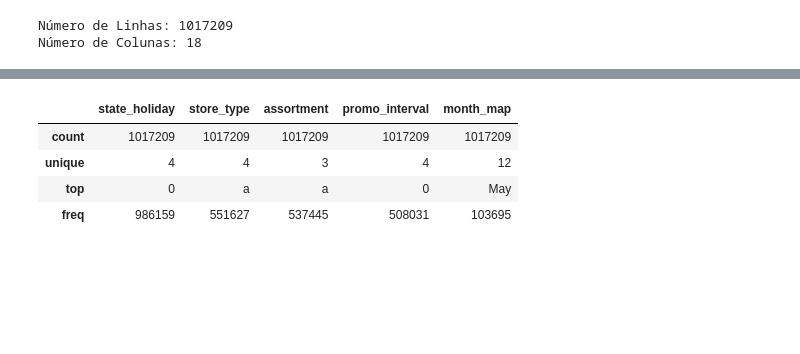
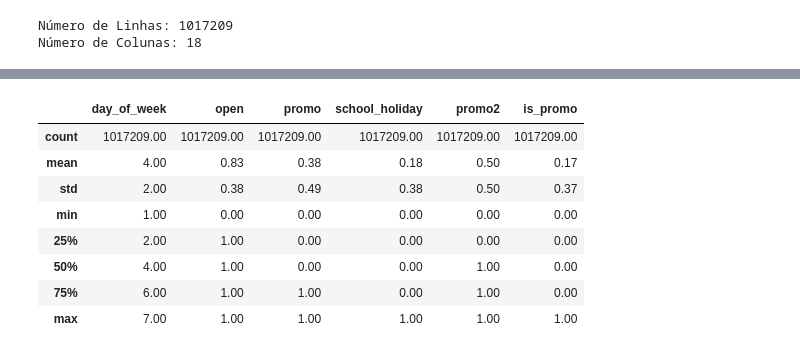
Before and after one commit to BLayus/Previs-o-do-Valor-de-Vendas, a Jupyter notebook: Rossmann_Store_Sales_Prediction.ipynb, the cells around one changed output, grey strips where cells are left out. Cells and saved outputs as stored; diff of their text form; code cells hidden in the pictures; blank space fills up the shorter version.

```diff
--- a/Rossmann_Store_Sales_Prediction.ipynb
+++ b/Rossmann_Store_Sales_Prediction.ipynb
@@ -41,3 +37,10 @@ Mounted at /content/drive
+# %%
+# Dataset from github
+
+
+df_sales = pd.read_csv('https://raw.githubusercontent.com/BLayus/Sales-Prediction/main/Datasets/train.csv', low_memory= False)
+
+df_store = pd.read_csv('https://raw.githubusercontent.com/BLayus/Sales-Prediction/main/Datasets/store.csv', low_memory= False)
 # %%
 df_sales.head()
 # %% [output]
@@ -148,4 +151,4 @@ dtype: object
 # vamos precisar converter alguns tipos de dados para os formatos corretos
 # date está como object e tem que ser datetime
 
-df1['date'] = pd.to_datetime(df1['date'])
+df1['date'] = pd.to_datetime(df1['date'], errors= 'coerce')
@@ -188,7 +206,7 @@ df1['competition_open_since_month'] = df1.apply (lambda x: x['date'].month if ma
 
 # competition_open_since_year
 
-df1['competition_open_since_year'] = df1.apply (lambda x: x['date'].year if math.isnan(x['competition_open_since_year']) else x['competition_open_since_month'], axis=1)
+df1['competition_open_since_year'] = df1.apply (lambda x: x['date'].year if math.isnan(x['competition_open_since_year']) else x['competition_open_since_year'], axis=1)
 
 # promo2_since_week
 # loja decidiu não participar da promoção, valor promo2 = 0
@@ -322,8 +371,14 @@ df1['promo2_since_week'] = df1['promo2_since_week'].astype(int)
 # %%
 # Separando as variáveis numéricas das variáveis categóricas
 
-num_variables = df1.select_dtypes(include= ['int64', 'float64'])
-cat_variables = df1.select_dtypes(exclude= ['int64', 'float64', 'datetime64[ns]'])
+#num_variables = df1.select_dtypes(include= ['int64', 'float64'])
+#cat_variables = df1.select_dtypes(exclude= ['int64', 'float64', 'datetime64[ns]'])
+
+num_var = df1[['sales', 'customers', 'competition_distance', 'competition_open_since_month',
+              'competition_open_since_year', 'promo2_since_week', 'promo2_since_year']]
+
+cat_var = df1[['assortment', 'day_of_week', 'open', 'promo', 'state_holiday', 'school_holiday', 'store_type',
+              'assortment', 'promo2', 'is_promo']]
 # %%
 # Mostrando médias e medianas das variáveis numéricas
 
@@ -379,8 +427,12 @@ num_variables.describe().round(1)
 # %%
-cat_variables.describe().round(1)
+cat_var.describe().round(2)
 # %% [output]
-|  | state_holiday | store_type | assortment | promo_interval | month_map |
-| count | 1017209 | 1017209 | 1017209 | 1017209 | 1017209 |
-| unique | 4 | 4 | 3 | 4 | 12 |
-| top | 0 | a | a | 0 | May |
-| freq | 986159 | 551627 | 537445 | 508031 | 103695 |
+|  | day_of_week | open | promo | school_holiday | promo2 | is_promo |
+| count | 1017209.00 | 1017209.00 | 1017209.00 | 1017209.00 | 1017209.00 | 1017209.00 |
+| mean | 4.00 | 0.83 | 0.38 | 0.18 | 0.50 | 0.17 |
+| std | 2.00 | 0.38 | 0.49 | 0.38 | 0.50 | 0.37 |
+| min | 1.00 | 0.00 | 0.00 | 0.00 | 0.00 | 0.00 |
+| 25% | 2.00 | 1.00 | 0.00 | 0.00 | 0.00 | 0.00 |
+| 50% | 4.00 | 1.00 | 0.00 | 0.00 | 1.00 | 0.00 |
+| 75% | 6.00 | 1.00 | 1.00 | 0.00 | 1.00 | 0.00 |
+| max | 7.00 | 1.00 | 1.00 | 1.00 | 1.00 | 1.00 |
```
Also changed, not shown: parts of 50 cells of this notebook.
